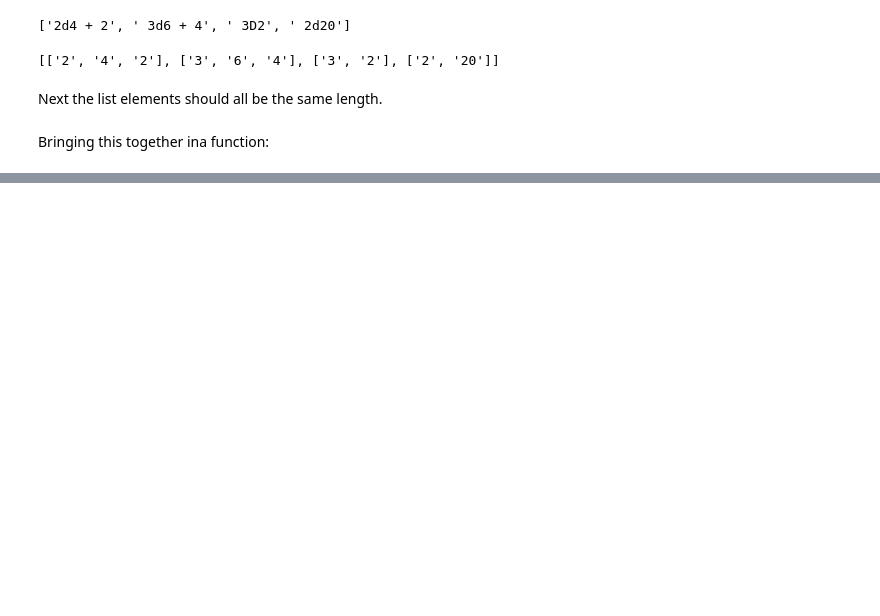
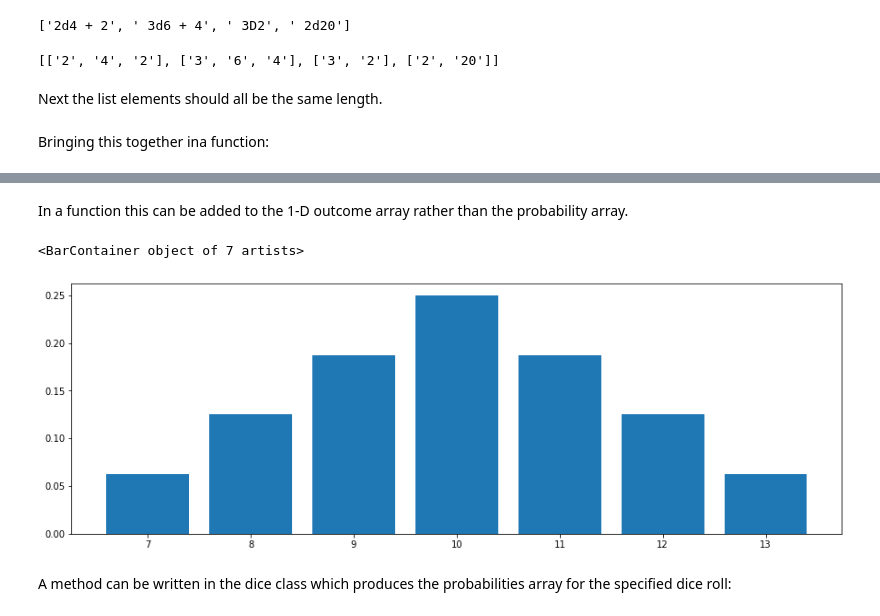
Before and after one commit to Richard-D-Todd/Dice-Rolling, a Jupyter notebook: Dice Rolling.ipynb, the cells around one changed output, grey strips where cells are left out. Saved outputs shown, nothing was run; the diff lists cells and outputs as text; code cells hidden in the pictures; blank space fills up the shorter version.

```diff
--- a/Dice Rolling.ipynb
+++ b/Dice Rolling.ipynb
@@ -340,0 +445,2 @@ dice?
+# %%
+p = count/len(combinations_array)
@@ -340,0 +453,4 @@ dice?
+# %%
+probability_array = np.asarray([outcome, count, p])
+# %%
+probability_array = probability_array.T
@@ -340,0 +469,4 @@ dice?
+# %%
+m = 5
+
+probability_array[:, 0] = probability_array[:, 0] + m
@@ -340,0 +483,11 @@ dice?
+# %% [markdown]
+In a function this can be added to the 1-D outcome array rather than the probability array.
+# %%
+x_values = probability_array[:, 0]
+y_values = probability_array[:, 2]
+plt.bar(x_values, y_values)
+# %% [output]
+<BarContainer object of 7 artists>
+[figure, added]
+# %% [markdown]
+A method can be written in the dice class which produces the probabilities array for the specified dice roll:
```
Also changed, not shown: parts of 62 cells of this notebook, 12 other files.
